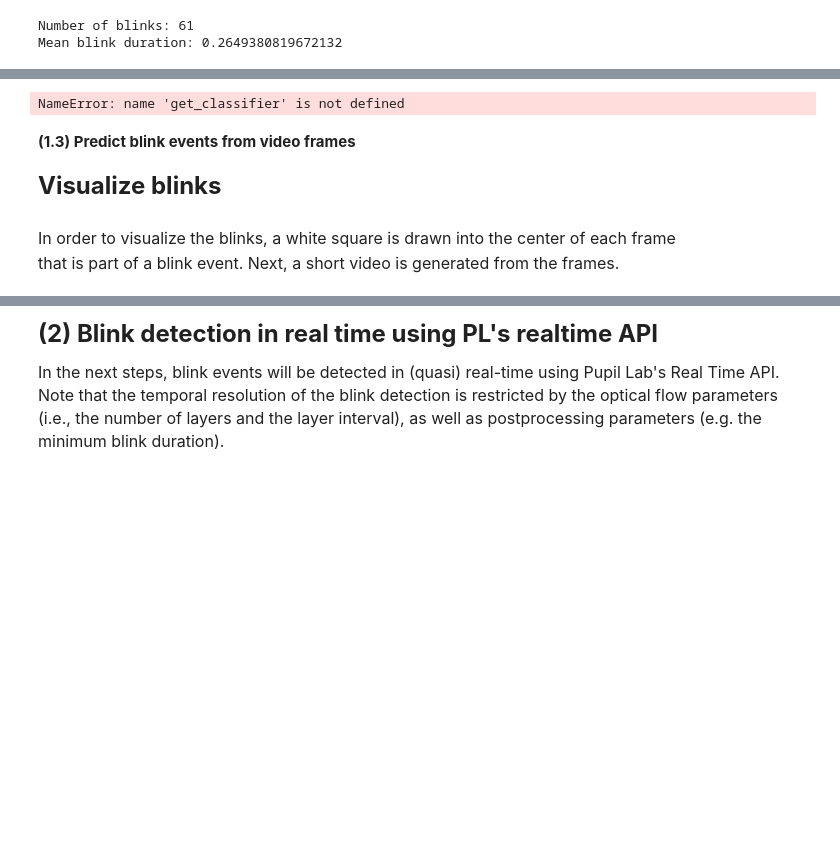
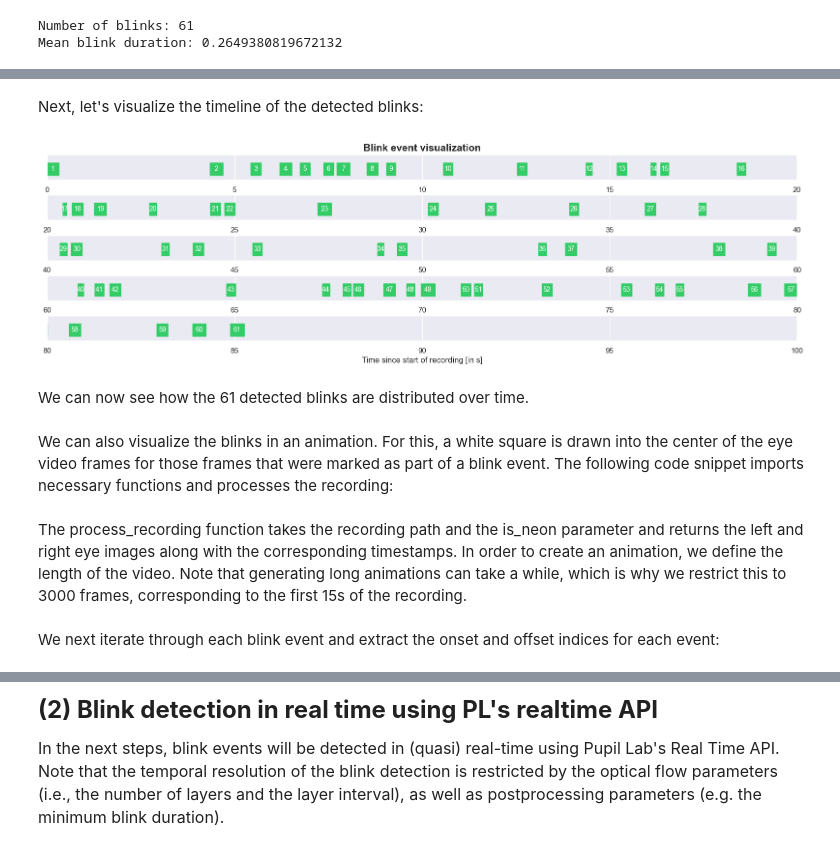
Before and after one commit to pupil-labs/real-time-blink-detection, a Jupyter notebook: blink_detection.ipynb, the cells around one changed output, grey strips where cells are left out. Drawn from its saved outputs; the diff is of its cells as text; code cells hidden in the pictures; blank space fills up the shorter version.

Commit message:
change blink visualization

```diff
--- a/blink_detection.ipynb
+++ b/blink_detection.ipynb
@@ -18,0 +17,2 @@ blink_events = list(blink_event_generator)
+# %%
+recording_path = "blink_detector/data/padel_tennis_neon_03-2ded8f56"
@@ -18,0 +21,2 @@ blink_events = list(blink_event_generator)
+# %%
+blink_events = list(blink_detection_pipeline(recording_path, is_neon=True))
@@ -34,26 +35,12 @@ Mean blink duration: 0.2649380819672132
-# %%
-clf = get_classifier(is_neon=True)
-
-of_params = OfParams()
-pp_params = PPParams()
-
-grid = create_grid(of_params.img_shape, of_params.grid_size)
-# %% [output]
-NameError: name 'get_classifier' is not defined
-# %% [markdown]
-**(1.3) Predict blink events from video frames**
-# %%
-images_timestamps = zip(zip(left_images, right_images), timestamps)
-
-x = calculate_optical_flow(images_timestamps, of_params, grid)
-x = predict_class_probas(x, clf, of_params)
-x = smooth_probas(x, pp_params)
-x = threshold_probas(x, pp_params)
-x = compile_into_events(x)
-x = filter_events(x)
-
-blink_events = list(extract_blink_events(x, pp_params))
-# %% [markdown]
-<font size = 5><b>Visualize blinks</b><br><br>
-<font size=3>In order to visualize the blinks, a white square is drawn into the center of each frame <br>
-that is part of a blink event. Next, a short video is generated from the frames.<br>
+# %% [markdown]
+Next, let's visualize the timeline of the detected blinks:
+# %%
+from blink_detector.helper import visualize_blink_events
+
+visualize_blink_events(recording_path, blink_events)
+# %% [output]
+[figure, added]
+# %% [markdown]
+We can now see how the 61 detected blinks are distributed over time.
+# %% [markdown]
+We can also visualize the blinks in an animation. For this, a white square is drawn into the center of the eye video frames for those frames that were marked as part of a blink event. The following code snippet imports necessary functions and processes the recording:
@@ -60 +57,5 @@ that is part of a blink event. Next, a short video is generated from the frames.
+# %% [markdown]
+The process_recording function takes the recording path and the is_neon parameter and returns the left and right eye images along with the corresponding timestamps. In order to create an animation, we define the length of the video. Note that generating long animations can take a while, which is why we restrict this to 3000 frames, corresponding to the first 15s of the recording.
+# %% [markdown]
+We next iterate through each blink event and extract the onset and offset indices for each event:
 # %%
```
Also changed, not shown: parts of 20 cells of this notebook, 2 other files.
